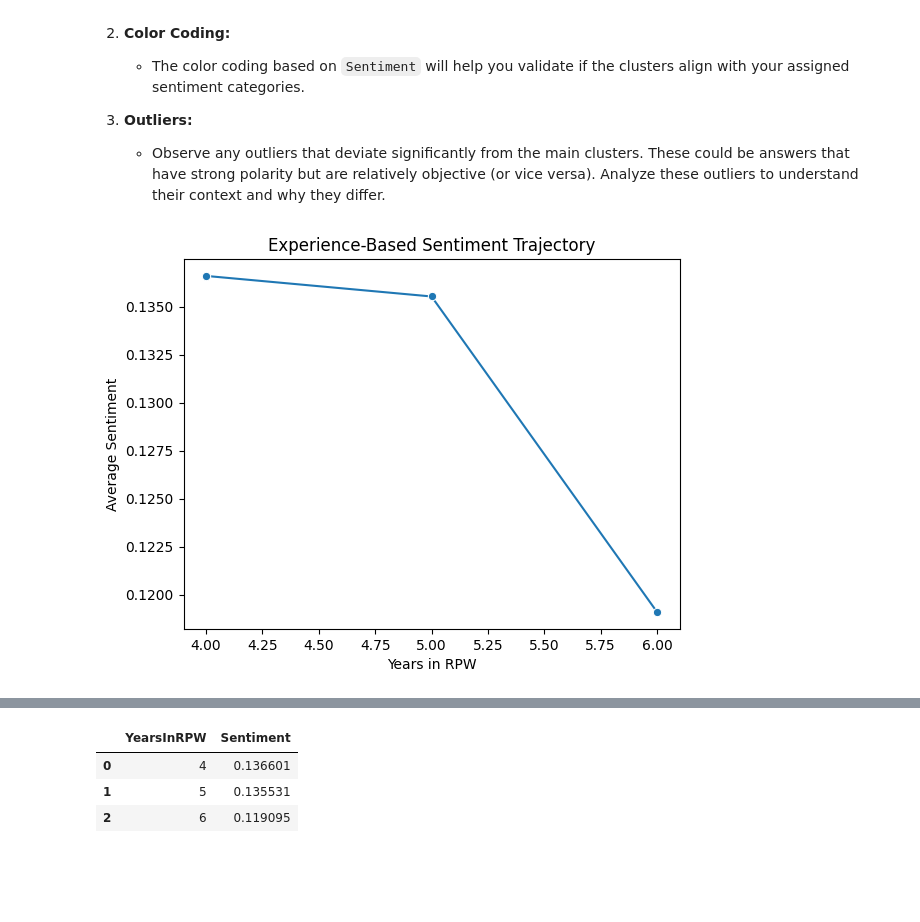
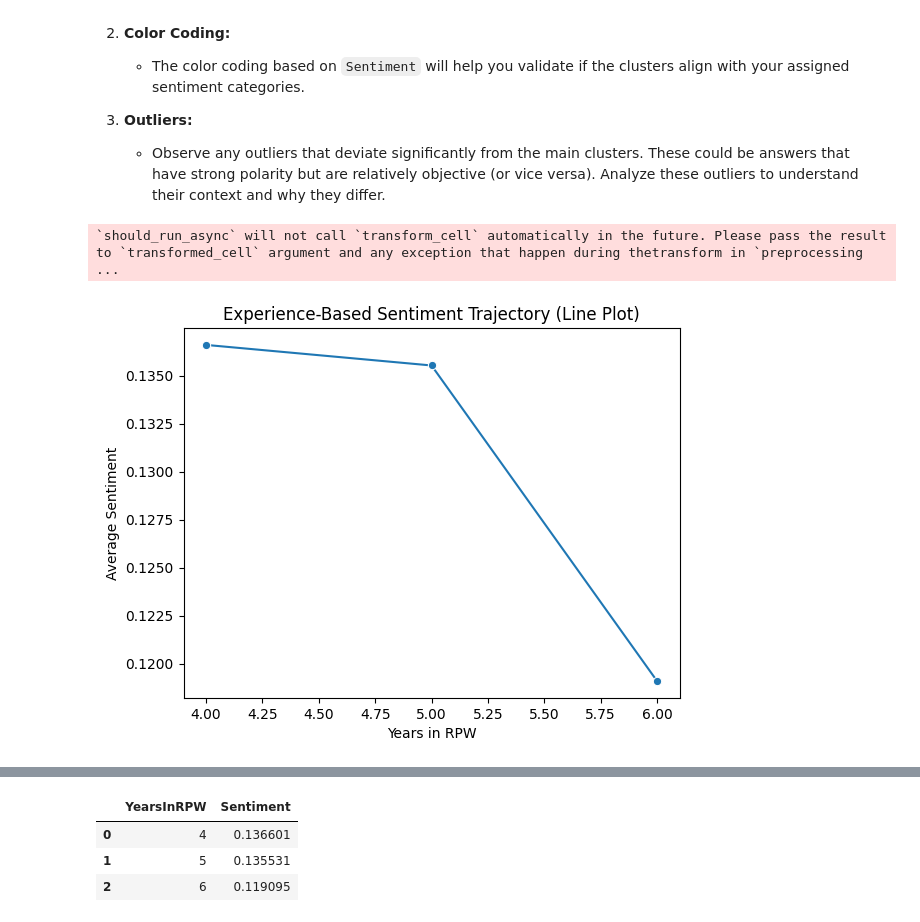
Before and after one commit to HiroshiJoe/Role-Play-World-Research, a Jupyter notebook: Role_Play_World_A_Deeper_Dive.ipynb, the cells around one changed output, grey strips where cells are left out. Saved outputs shown, nothing was run; the diff lists cells and outputs as text; code cells hidden in the pictures; blank space fills up the shorter version.

```diff
--- a/Role_Play_World_A_Deeper_Dive.ipynb
+++ b/Role_Play_World_A_Deeper_Dive.ipynb
@@ -457,14 +439,15 @@ plt.show()
 # %%
 #Experience based sentiment trajectory
 
 # Calculate average sentiment per experience year
 experience_sentiment = df.groupby('YearsInRPW')['Sentiment'].mean().reset_index()
 
 # Plotting sentiment trajectory
 sns.lineplot(data=experience_sentiment, x='YearsInRPW', y='Sentiment', marker='o')
-plt.title('Experience-Based Sentiment Trajectory')
+plt.title('Experience-Based Sentiment Trajectory (Line Plot)')
 plt.xlabel('Years in RPW')
 plt.ylabel('Average Sentiment')
 plt.show()
 # %% [output]
+`should_run_async` will not call `transform_cell` automatically in the future. Please pass the result to `transformed_cell` argument and any exception that happen during thetransform in `preprocessing ...
-[figure, old version]
+[figure, new version]
```
Also changed, not shown: parts of 20 cells of this notebook.
